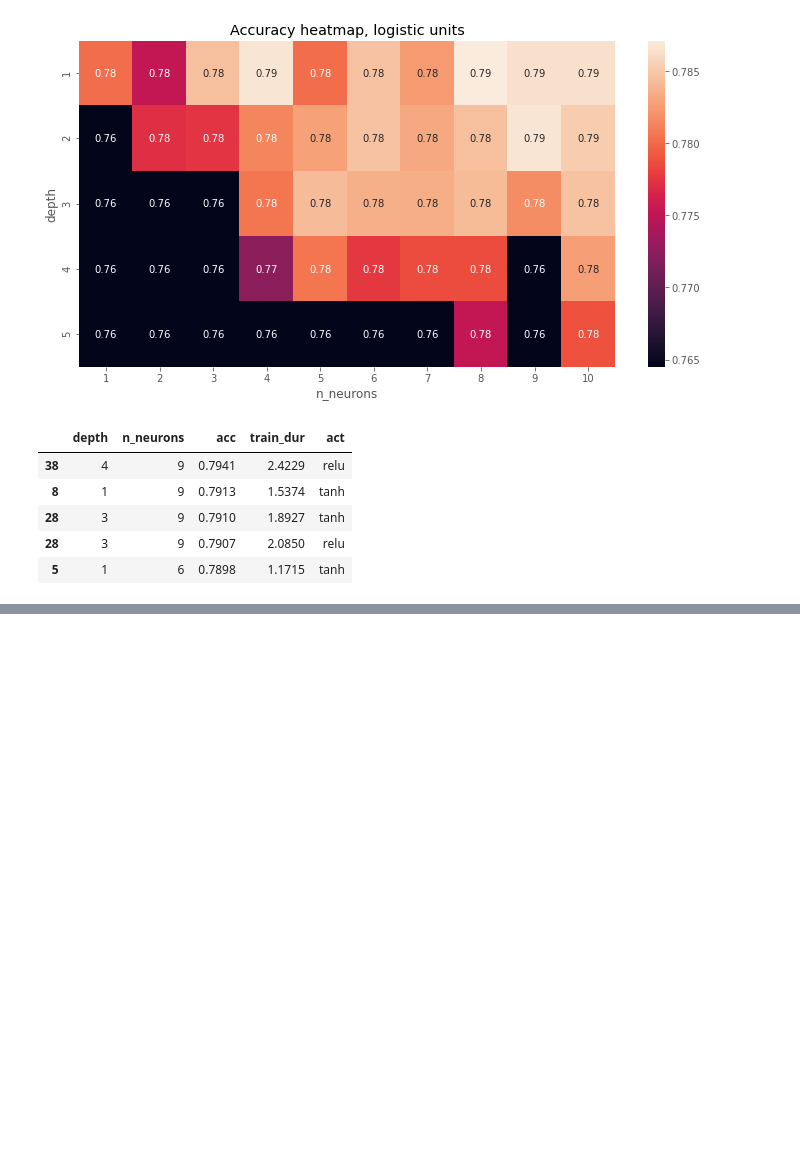
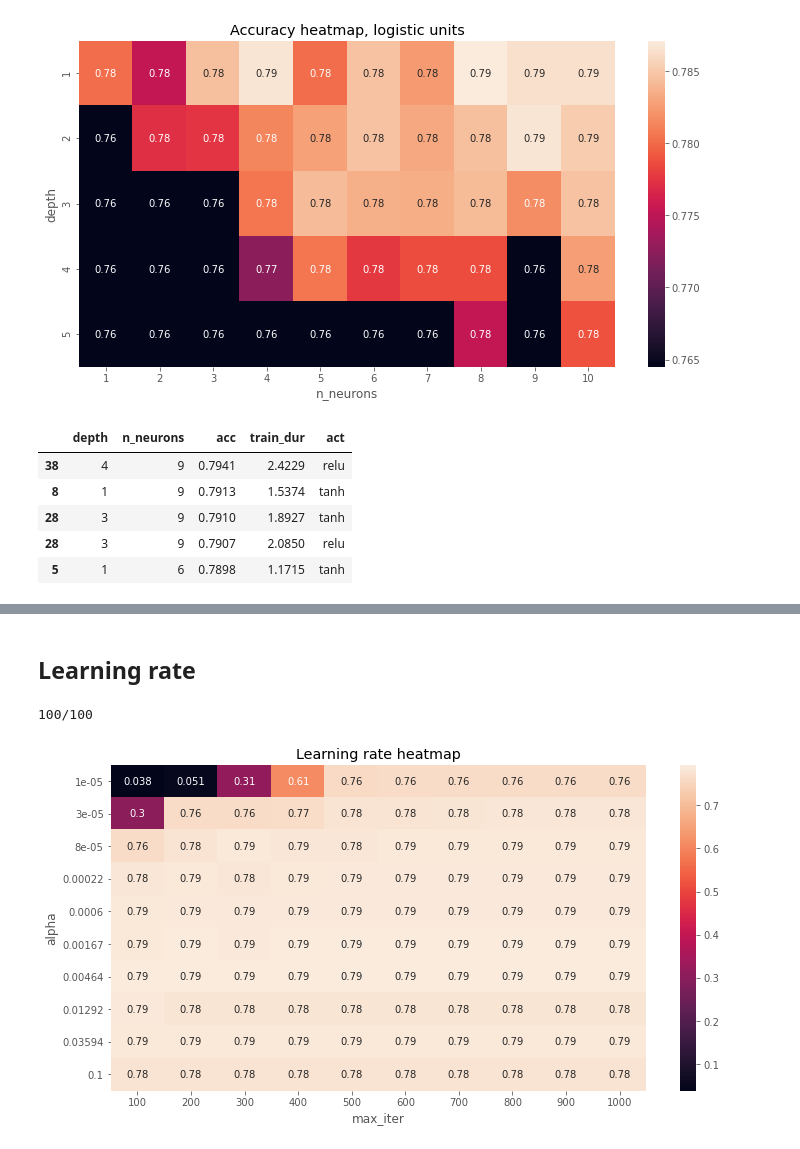
Before and after one commit to kolomietsdv/7641ML, a Jupyter notebook: Project_1/SL-Wine.ipynb, the cells around one changed output, grey strips where cells are left out. Cells and saved outputs as stored; diff of their text form; code cells hidden in the pictures; blank space fills up the shorter version.

```diff
--- a/Project_1/SL-Wine.ipynb
+++ b/Project_1/SL-Wine.ipynb
@@ -879,6 +812,0 @@ nn_clf = MLPClassifier((10, 0), learning_rate='adaptive')
-# %%
-for i in np.arange(10, 50, 10):
-    nn_clf = MLPClassifier((i, ), learning_rate='adaptive')
-    nn_clf.fit(train_X, train_y)
-    nn_preds = nn_clf.predict(valid_X)
-    print(i, sklearn.metrics.accuracy_score(valid_y, nn_preds))
@@ -890,7 +812,0 @@ for i in np.arange(10, 50, 10):
-# %%
-for i in np.arange(10, 50, 10):
-    for j in np.arange(10, 50, 10):
-        nn_clf = MLPClassifier((i, j), learning_rate='adaptive')
-        nn_clf.fit(train_X, train_y)
-        nn_preds = nn_clf.predict(valid_X)
-        print((i, j), sklearn.metrics.accuracy_score(valid_y, nn_preds), )
@@ -914,8 +812,0 @@ for i in np.arange(10, 50, 10):
-# %%
-for j in np.arange(10, 100, 25):
-    for k in np.arange(10, 100, 25):
-        nn_clf = MLPClassifier((100, j, k), learning_rate='adaptive')
-        nn_clf.fit(train_X, train_y)
-        nn_preds = nn_clf.predict(valid_X)
-        print((i, j, k), "%.3f, %.3f" % (
-            sklearn.metrics.accuracy_score(valid_y, nn_preds), sklearn.metrics.roc_auc_score(valid_y, nn_preds)))
@@ -948,0 +839,23 @@ sklearn.metrics.accuracy_score(valid_y, nn_preds)
+# %% [markdown]
+## Learning rate
+# %%
+lr_metrics_combispace = \
+    cf.brute_force_parameters(par_name=['learning_rate_init', 'max_iter'],
+                              par_values=[
+                                  np.logspace(-5, -1, 10), np.arange(100, 1100, 100)
+                              ],
+                              estimator_kwargs={
+                                  'random_state': 13,
+                                  'activation': 'relu',
+                                  'hidden_layer_sizes': [9 for x in range(4)],
+                                  'solver': 'adam'
+                              },
+                              x_train=train_X_scaled, y_train=train_y,
+                              estimator=MLPClassifier)
+# %% [output]
+100/100
+# %%
+fig, ax = cf.plot_heatmap(lr_metrics_combispace, inner_dicts=True, colnames=['alpha', 'max_iter', 'acc'])
+ax.set_title(f'Learning rate heatmap');
+# %% [output]
+[figure, added]
```
Also changed, not shown: parts of 90 cells of this notebook, 1 other file.
